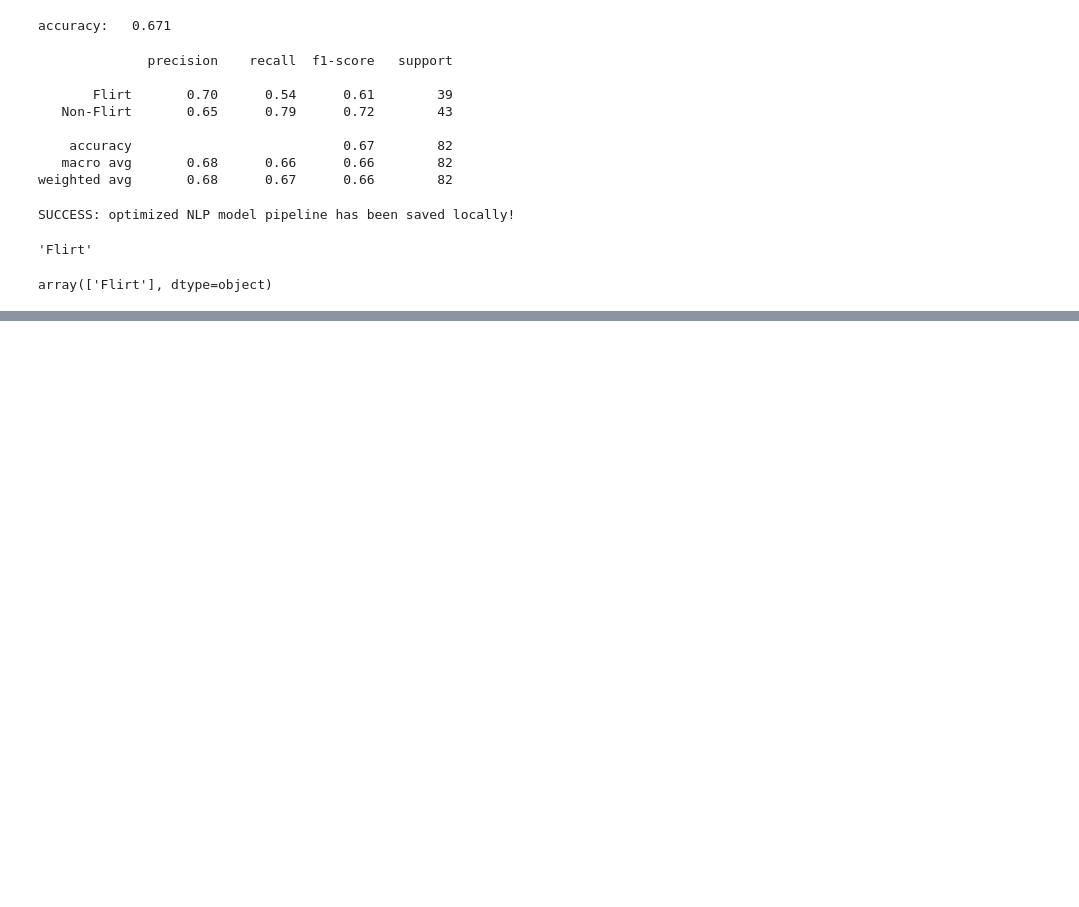
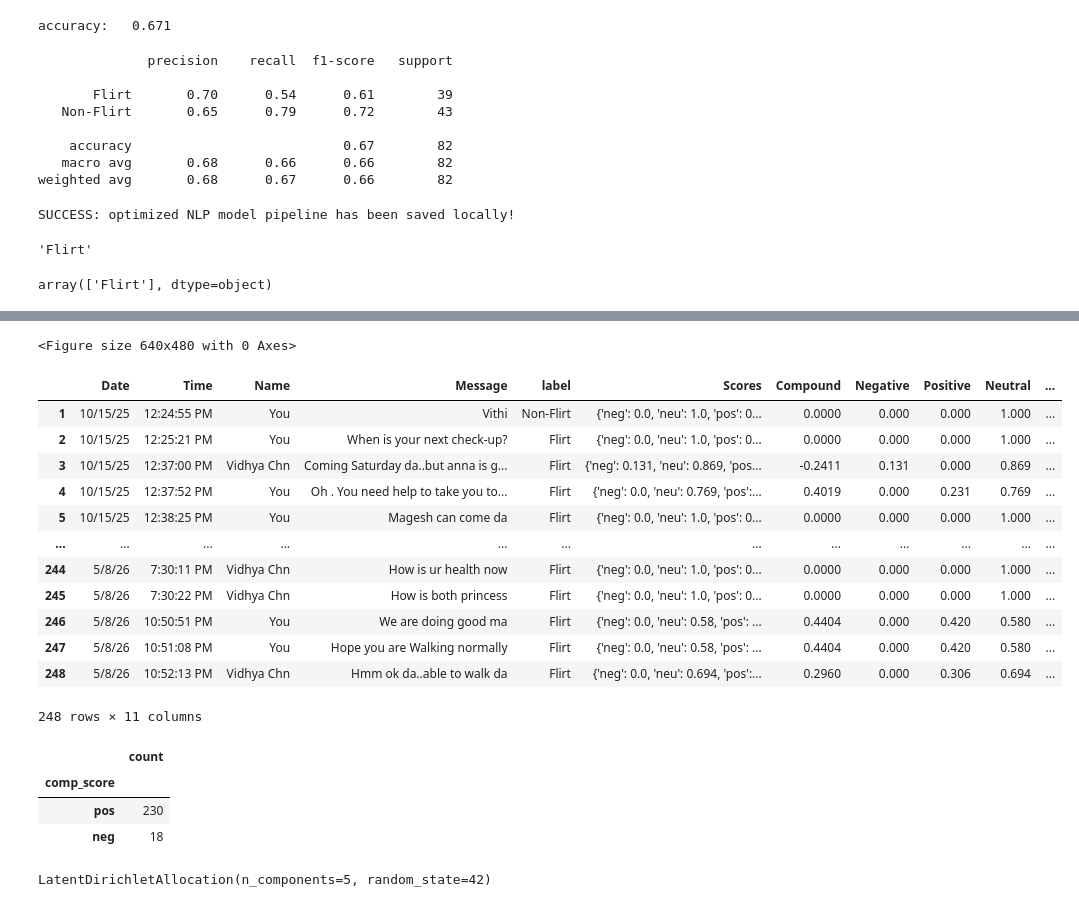
Before and after one commit to mohanasudhashanmugam/NLP, a Jupyter notebook: Flirt_prediction_Whatsapp_Chat_NLP_Assignment.ipynb, the cells around one changed output, grey strips where cells are left out. Cells and saved outputs as stored; diff of their text form; code cells hidden in the pictures; blank space fills up the shorter version.

```diff
--- a/Flirt_prediction_Whatsapp_Chat_NLP_Assignment.ipynb
+++ b/Flirt_prediction_Whatsapp_Chat_NLP_Assignment.ipynb
@@ -518,0 +651,50 @@ array(['Flirt'], dtype=object)
+# %%
+def sentimentalAnalysis(data,columnname):
+
+    #downloading vader_Lexicon for the process
+    import matplotlib.pyplot as plt
+    import seaborn as sns
+    from nltk.sentiment.vader import SentimentIntensityAnalyzer
+
+    sid=SentimentIntensityAnalyzer()
+    data.dropna(inplace=True)
+
+    #senti=sid.polarity_scores(df['Message'][4])
+    data['Scores']=data[columnname].apply(lambda commenttext: sid.polarity_scores(commenttext))
+    data['Compound']=data['Scores'].apply(lambda score_dict: score_dict['compound'])
+    data['Negative']=data['Scores'].apply(lambda score_dict: score_dict['neg'])
+    data['Positive']=data['Scores'].apply(lambda score_dict: score_dict['pos'])
+    data['Neutral']=data['Scores'].apply(lambda score_dict: score_dict['neu'])
+
+    data['comp_score']= data['Compound'].apply(lambda c: 'pos' if c >=0 else 'neg')
+    plt.clf()
+
+    posneg=pd.DataFrame(data['comp_score'].value_counts())
+    return posneg,data
+# %%
+pos,data_senti=sentimentalAnalysis(dataset,columnname='Message')
+# %% [output]
+<Figure size 640x480 with 0 Axes>
+# %%
+data_senti
+# %% [output]
+|  | Date | Time | Name | Message | label | Scores | Compound | Negative | Positive | Neutral | ... |
+| 1 | 10/15/25 | 12:24:55 PM | You | Vithi | Non-Flirt | {'neg': 0.0, 'neu': 1.0, 'pos': 0... | 0.0000 | 0.000 | 0.000 | 1.000 | ... |
+| 2 | 10/15/25 | 12:25:21 PM | You | When is your next check-up? | Flirt | {'neg': 0.0, 'neu': 1.0, 'pos': 0... | 0.0000 | 0.000 | 0.000 | 1.000 | ... |
+| 3 | 10/15/25 | 12:37:00 PM | Vidhya Chn | Coming Saturday da..but anna is g... | Flirt | {'neg': 0.131, 'neu': 0.869, 'pos... | -0.2411 | 0.131 | 0.000 | 0.869 | ... |
+| 4 | 10/15/25 | 12:37:52 PM | You | Oh . You need help to take you to... | Flirt | {'neg': 0.0, 'neu': 0.769, 'pos':... | 0.4019 | 0.000 | 0.231 | 0.769 | ... |
+| 5 | 10/15/25 | 12:38:25 PM | You | Magesh can come da | Flirt | {'neg': 0.0, 'neu': 1.0, 'pos': 0... | 0.0000 | 0.000 | 0.000 | 1.000 | ... |
+| ... | ... | ... | ... | ... | ... | ... | ... | ... | ... | ... | ... |
+| 244 | 5/8/26 | 7:30:11 PM | Vidhya Chn | How is ur health now | Flirt | {'neg': 0.0, 'neu': 1.0, 'pos': 0... | 0.0000 | 0.000 | 0.000 | 1.000 | ... |
+| 245 | 5/8/26 | 7:30:22 PM | Vidhya Chn | How is both princess | Flirt | {'neg': 0.0, 'neu': 1.0, 'pos': 0... | 0.0000 | 0.000 | 0.000 | 1.000 | ... |
+| 246 | 5/8/26 | 10:50:51 PM | You | We are doing good ma | Flirt | {'neg': 0.0, 'neu': 0.58, 'pos': ... | 0.4404 | 0.000 | 0.420 | 0.580 | ... |
+| 247 | 5/8/26 | 10:51:08 PM | You | Hope you are Walking normally | Flirt | {'neg': 0.0, 'neu': 0.58, 'pos': ... | 0.4404 | 0.000 | 0.420 | 0.580 | ... |
+| 248 | 5/8/26 | 10:52:13 PM | Vidhya Chn | Hmm ok da..able to walk da | Flirt | {'neg': 0.0, 'neu': 0.694, 'pos':... | 0.2960 | 0.000 | 0.306 | 0.694 | ... |
+248 rows × 11 columns
+# %%
+pos
+# %% [output]
+|  | count |
+| comp_score |  |
+| pos | 230 |
+| neg | 18 |
@@ -518,0 +706,7 @@ array(['Flirt'], dtype=object)
+# %%
+from sklearn.decomposition import LatentDirichletAllocation
+# Initialize and fit Topic Model
+lda = LatentDirichletAllocation(n_components=5, random_state=42)
+lda.fit(dtm)
+# %% [output]
+LatentDirichletAllocation(n_components=5, random_state=42)
```
Also changed, not shown: parts of 28 cells of this notebook, 4 other files.
